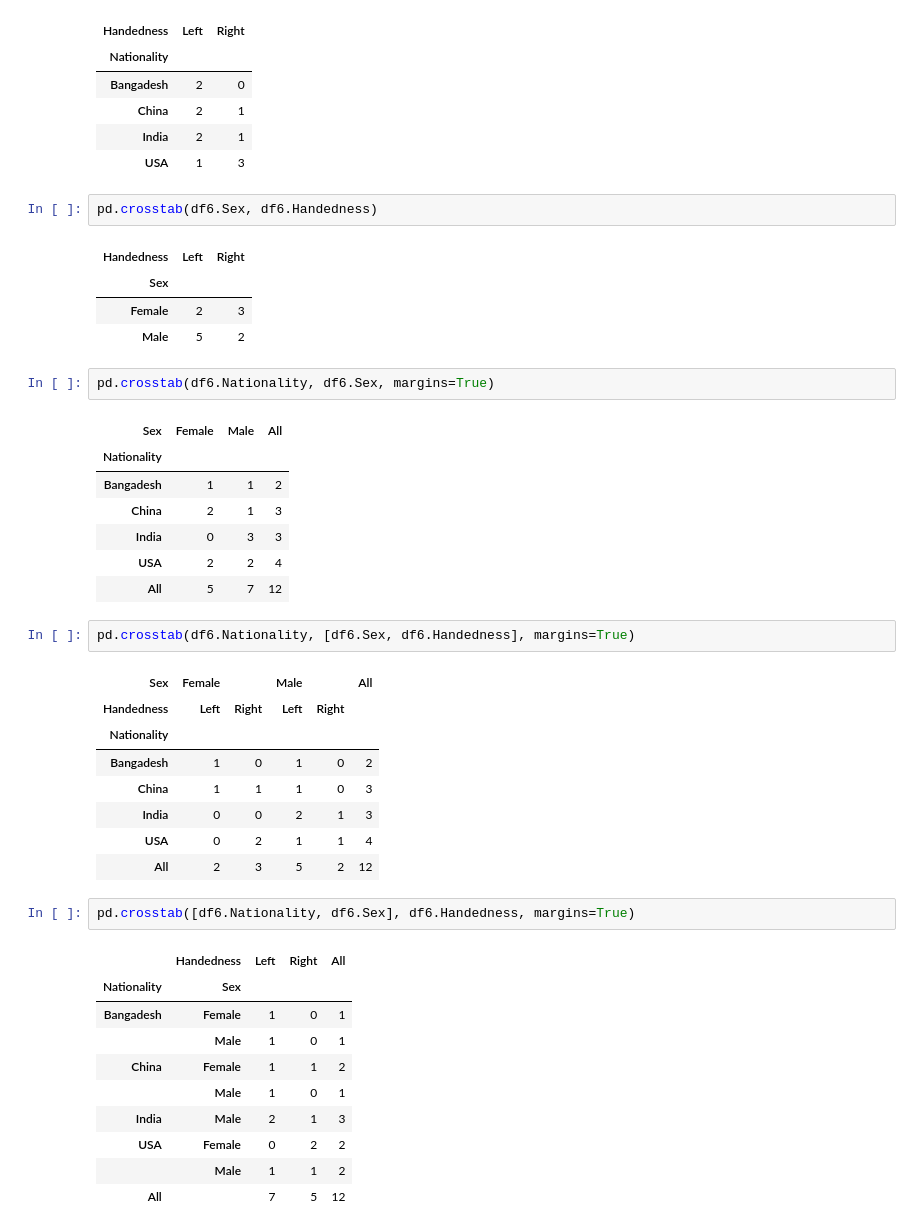
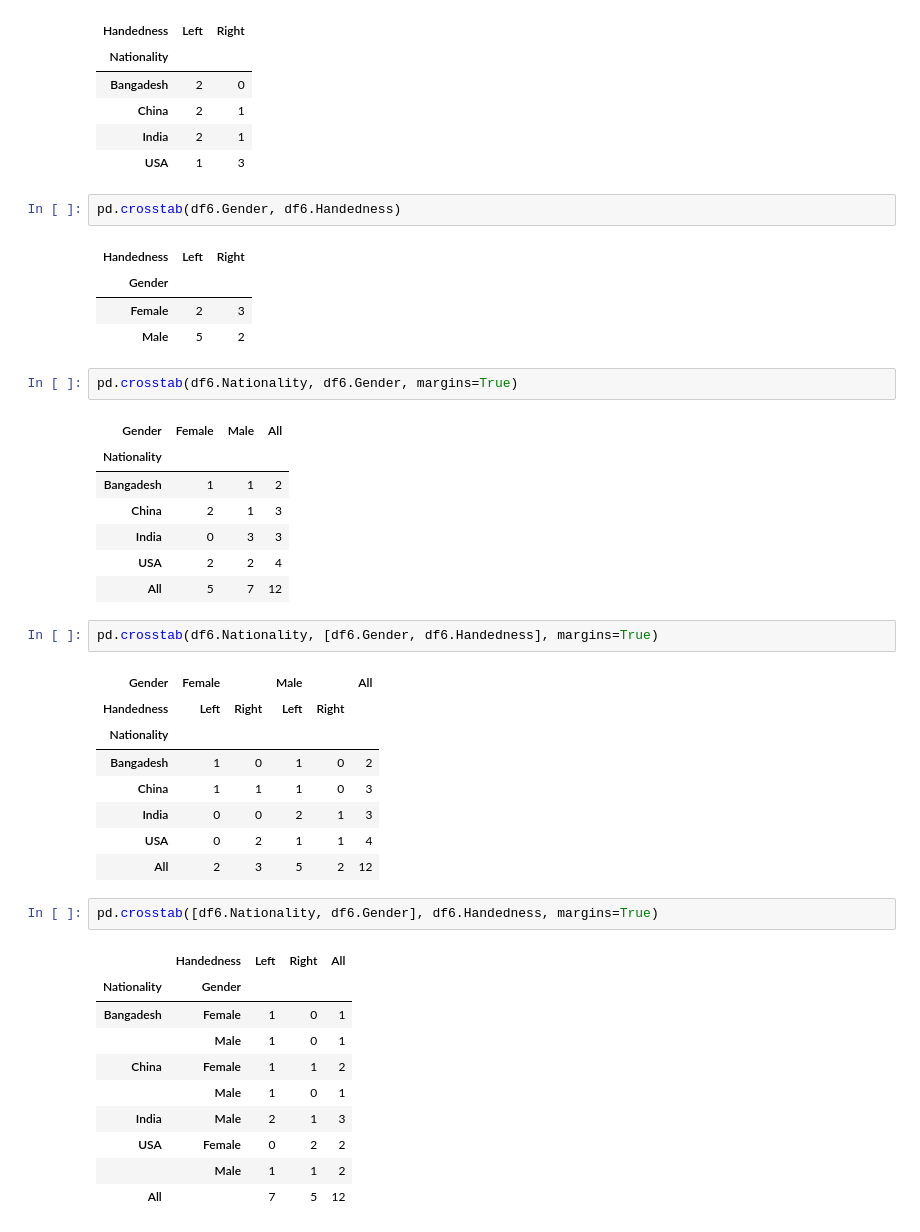
Before and after one commit to sapna-choudhary-1/Data-Engineering-Training, a Jupyter notebook: Pandas/7. advanced_indexing.ipynb, the cells around one changed output. Saved outputs shown, nothing was run; the diff lists cells and outputs as text.

```diff
--- a/Pandas/7. advanced_indexing.ipynb
+++ b/Pandas/7. advanced_indexing.ipynb
@@ -338,16 +492,16 @@ pd.crosstab(df6.Nationality, df6.Handedness)
 | India | 2 | 1 |
 | USA | 1 | 3 |
 # %%
-pd.crosstab(df6.Sex, df6.Handedness)
+pd.crosstab(df6.Gender, df6.Handedness)
 # %% [output]
 | Handedness | Left | Right |
-| Sex |  |  |
+| Gender |  |  |
 | Female | 2 | 3 |
 | Male | 5 | 2 |
 # %%
-pd.crosstab(df6.Nationality, df6.Sex, margins=True)
+pd.crosstab(df6.Nationality, df6.Gender, margins=True)
 # %% [output]
-| Sex | Female | Male | All |
+| Gender | Female | Male | All |
 | Nationality |  |  |  |
 | Bangadesh | 1 | 1 | 2 |
 | China | 2 | 1 | 3 |
@@ -355,9 +509,9 @@ pd.crosstab(df6.Nationality, df6.Sex, margins=True)
 | USA | 2 | 2 | 4 |
 | All | 5 | 7 | 12 |
 # %%
-pd.crosstab(df6.Nationality, [df6.Sex, df6.Handedness], margins=True)
+pd.crosstab(df6.Nationality, [df6.Gender, df6.Handedness], margins=True)
 # %% [output]
-| Sex | Female |  | Male |  | All |
+| Gender | Female |  | Male |  | All |
 | Handedness | Left | Right | Left | Right |  |
 | Nationality |  |  |  |  |  |
 | Bangadesh | 1 | 0 | 1 | 0 | 2 |
@@ -366,10 +520,10 @@ pd.crosstab(df6.Nationality, [df6.Sex, df6.Handedness], margins=True)
 | USA | 0 | 2 | 1 | 1 | 4 |
 | All | 2 | 3 | 5 | 2 | 12 |
 # %%
-pd.crosstab([df6.Nationality, df6.Sex], df6.Handedness, margins=True)
+pd.crosstab([df6.Nationality, df6.Gender], df6.Handedness, margins=True)
 # %% [output]
 |  | Handedness | Left | Right | All |
-| Nationality | Sex |  |  |  |
+| Nationality | Gender |  |  |  |
 | Bangadesh | Female | 1 | 0 | 1 |
 |  | Male | 1 | 0 | 1 |
 | China | Female | 1 | 1 | 2 |
```
Also changed, not shown: parts of 40 cells of this notebook, 4 other files.
